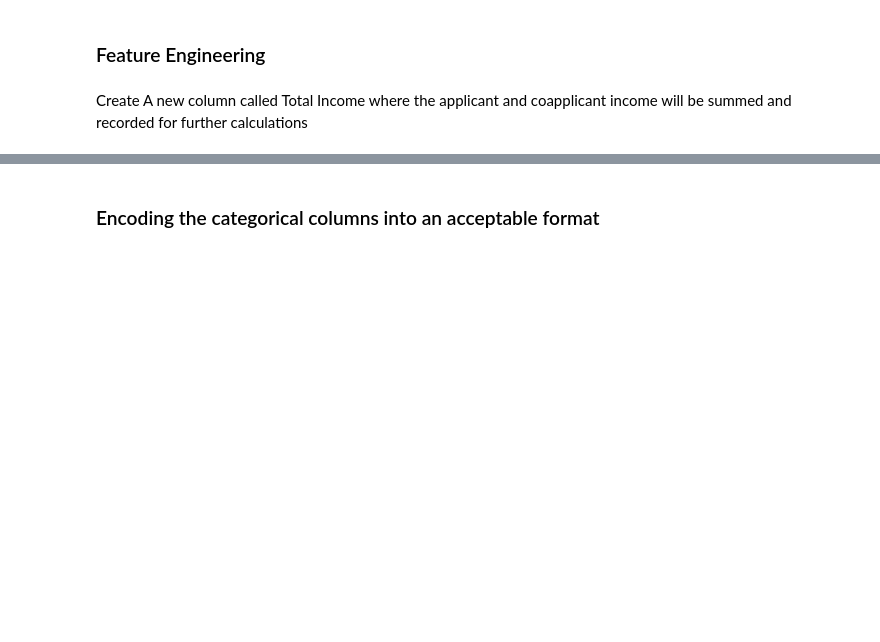
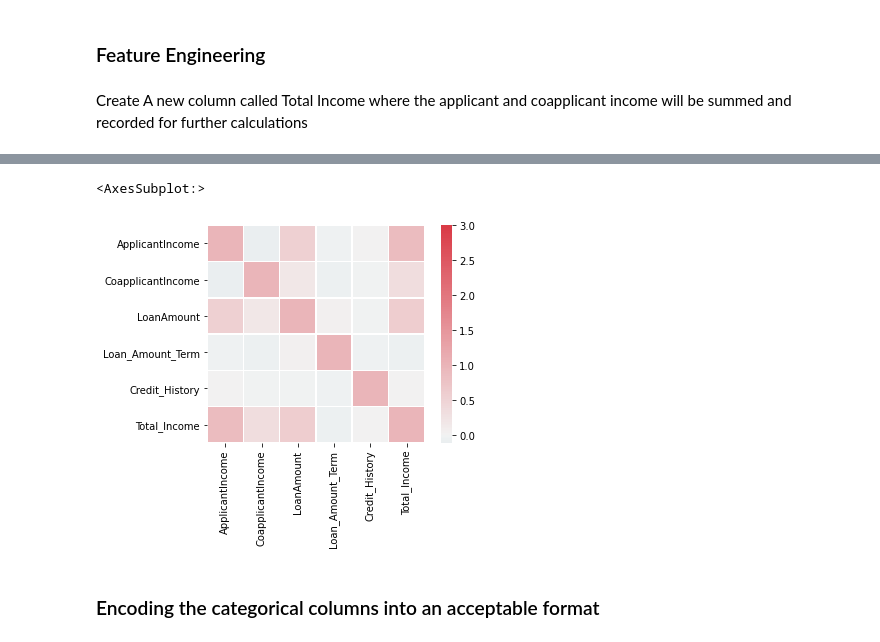
Before and after one commit to victordanok/Loan-Prediction-ML, a Jupyter notebook: EDA and Data Preparation.ipynb, the cells around one changed output, grey strips where cells are left out. Drawn from its saved outputs; the diff is of its cells as text; code cells hidden in the pictures; blank space fills up the shorter version.

```diff
--- a/EDA and Data Preparation.ipynb
+++ b/EDA and Data Preparation.ipynb
@@ -461,3 +508,10 @@ fulldata['LoanAmount_log'].hist()
+# %%
+cmap = sns.diverging_palette(220, 10, as_cmap = True)
+sns.heatmap(fulldata.corr(), vmax = 3, center = 0, cmap = cmap, square = True,
+            linewidth = .5)
+# %% [output]
+<AxesSubplot:>
+[figure, added]
 # %% [markdown]
 ### Encoding the categorical columns into an acceptable format
 # %% [markdown]
```
Also changed, not shown: parts of 29 cells of this notebook.
